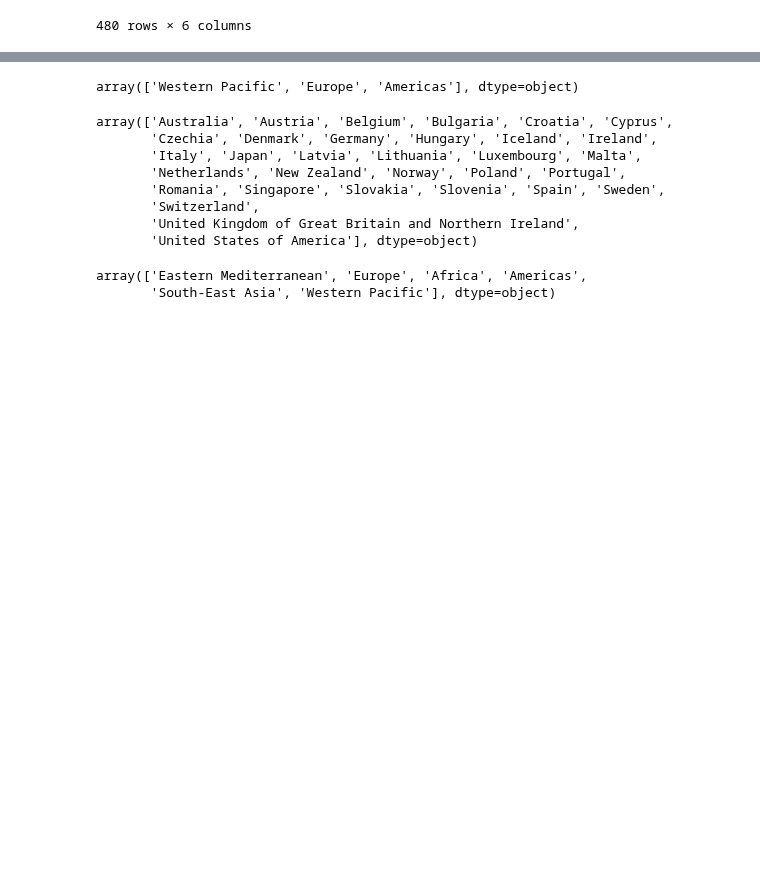
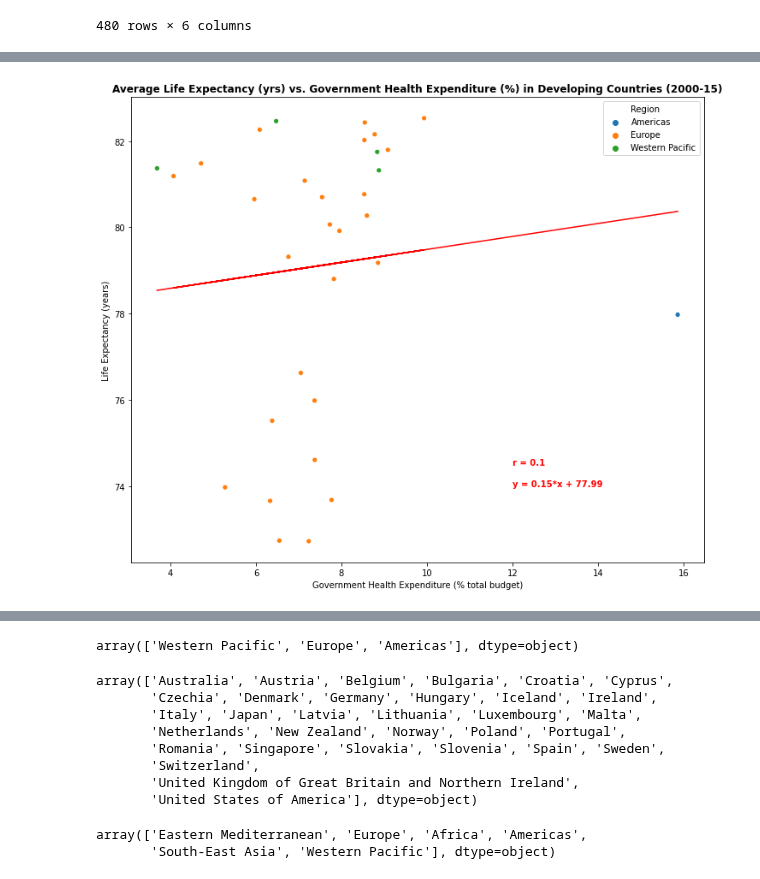
Before and after one commit to jaryan77/TeamTitans_Project_1, a Jupyter notebook: Catie_Starter.ipynb, the cells around one changed output, grey strips where cells are left out. Cells and saved outputs as stored; diff of their text form; code cells hidden in the pictures; blank space fills up the shorter version.

```diff
--- a/Catie_Starter.ipynb
+++ b/Catie_Starter.ipynb
@@ -151,3 +187,9 @@ dev_df
 | 2808 | Americas | United States of America | 2001 | Developed | 76.9 | 13.73 |
 | 2809 | Americas | United States of America | 2000 | Developed | 76.8 | 13.70 |
 480 rows × 6 columns
+# %%
+dev_grp = dev_df.groupby(['Region','Country']).mean()
+dev_grp = dev_grp[['Life Expectancy (yrs)', 'Total Expenditure (%)']]
+dev_grp = dev_grp.reset_index()
+dev_grp = dev_grp.rename(columns= {'Life Expectancy (yrs)' : 'Life Expectancy'})
+dev_grp.head()
@@ -154,3 +203,26 @@ dev_df
+# %%
+plt.figure(figsize = (12,10))
+sns.scatterplot(data=dev_grp, x="Total Expenditure (%)", y="Life Expectancy", hue="Region")
+plt.title("Average Life Expectancy (yrs) vs. Government Health Expenditure (%) in Developing Countries (2000-15)", fontweight="bold")
+plt.xlabel("Government Health Expenditure (% total budget)")
+plt.ylabel("Life Expectancy (years)")
+
+# perform regression on life expectancy vs health expenditure in developing nations
+(slope, intercept, rvalue, pvalue, stderr) = linregress(dev_grp["Total Expenditure (%)"],dev_grp["Life Expectancy"])
+slope = round(slope, 2)
+intercept = round(intercept, 2)
+rvalue = round(rvalue, 2)
+regress_values = (dev_grp["Total Expenditure (%)"]* slope) + intercept
+plt.plot(dev_grp["Total Expenditure (%)"], regress_values, "r-")
+line_eq = f"y = {slope}*x + {intercept}"
+plt.annotate(line_eq,(12,74),color="red", fontweight = "bold")
+r_eq = f"r = {rvalue}"
+plt.annotate(r_eq, (12, 74.5), color="red", fontweight = "bold")
+
+# plt.savefig("Images/DevelopedNations.png")
+plt.show()
+# %% [output]
+[figure, added]
 # %%
 undev_df = spending_df.loc[spending_df["Status"] == "Developing"]
 undev_df
```
Also changed, not shown: parts of 19 cells of this notebook, 19 other files.
